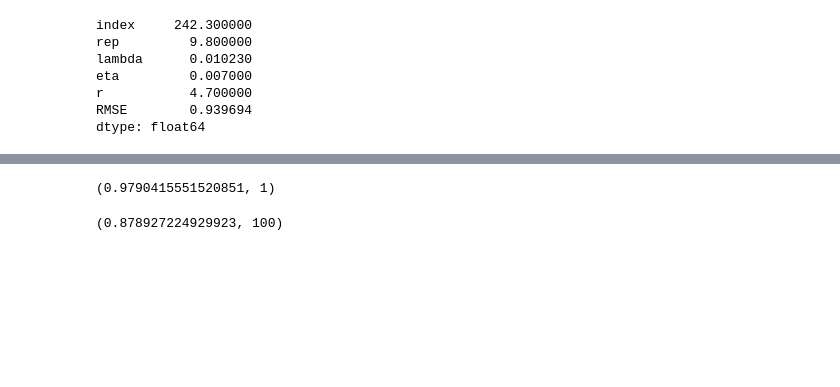
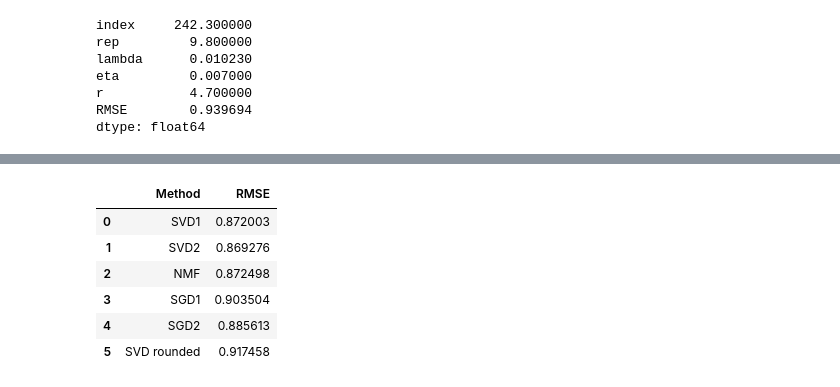
Before and after one commit to dmika1234/MoCaDR_proj1, a Jupyter notebook: src/presenting_results.ipynb, the cells around one changed output, grey strips where cells are left out. Drawn from its saved outputs; the diff is of its cells as text; code cells hidden in the pictures; blank space fills up the shorter version.

```diff
--- a/src/presenting_results.ipynb
+++ b/src/presenting_results.ipynb
@@ -412,10 +409,41 @@ a
-# %%
-train_array = fillna_means_weighted(train_df, 0.25)
-# %%
-perform_svd2(train_df.isna(), test_sgd, test_array, r=8, min_diff=0.001)
-# %% [output]
-(0.9790415551520851, 1)
-# %%
-perform_svd2(train_df.isna(), train_array, test_array, r=8, min_diff=0.0086)
-# %% [output]
-(0.878927224929923, 100)
+# %%
+best_res.loc[3, 'RMSE'] = perform_sgd(train_df, test_array, init_W=W1, init_H=H1, r=5, lada=0.01, learning_rate=0.007, max_iter=100000, min_diff=1e-10)[0]
+best_res.loc[4, 'RMSE'] = perform_sgd(train_df, test_array, init_W=W2, init_H=H2, r=5, lada=0.01, learning_rate=0.007, max_iter=100000, min_diff=1e-10)[0]
+# %%
+def perform_svd22(na_indx, train_array: np.ndarray, test_array: np.ndarray, r: int,
+                      max_iter: int = 100, min_diff: float = 0.0089):
+
+    Z_i = copy.deepcopy(train_array)
+    m = copy.deepcopy(train_array[~na_indx])
+    i = 0
+    diff = 10 ** 5
+
+    while (i < max_iter) & (min_diff < diff):
+        Z_i[~na_indx] = np.array(m).reshape(-1)
+        svd = TruncatedSVD(n_components=r)
+        svd.fit(Z_i)
+        Sigma2 = np.diag(svd.singular_values_)
+        VT = svd.components_
+        W = svd.transform(train_array) / svd.singular_values_
+        H = np.dot(Sigma2, VT)
+        Z_ii = np.dot(W, H)
+        diff = ((Z_ii - Z_i) ** 2).sum() / (Z_ii.shape[0] * Z_ii.shape[1])
+        Z_i = copy.deepcopy(Z_ii)
+        i += 1
+
+    return Z_ii
+# %%
+a = perform_svd22(train_df.isna(), fillna_means_weighted(train_df, 0.26), test_array, r=8)
+a[a > 5] = 5.0
+b = np.round(a)
+best_res.loc[5, 'RMSE'] = calc_rmse(test_array, b)
+# %%
+best_res
+# %% [output]
+|  | Method | RMSE |
+| 0 | SVD1 | 0.872003 |
+| 1 | SVD2 | 0.869276 |
+| 2 | NMF | 0.872498 |
+| 3 | SGD1 | 0.903504 |
+| 4 | SGD2 | 0.885613 |
+| 5 | SVD rounded | 0.917458 |
```
Also changed, not shown: parts of 13 cells of this notebook, 6 other files.
